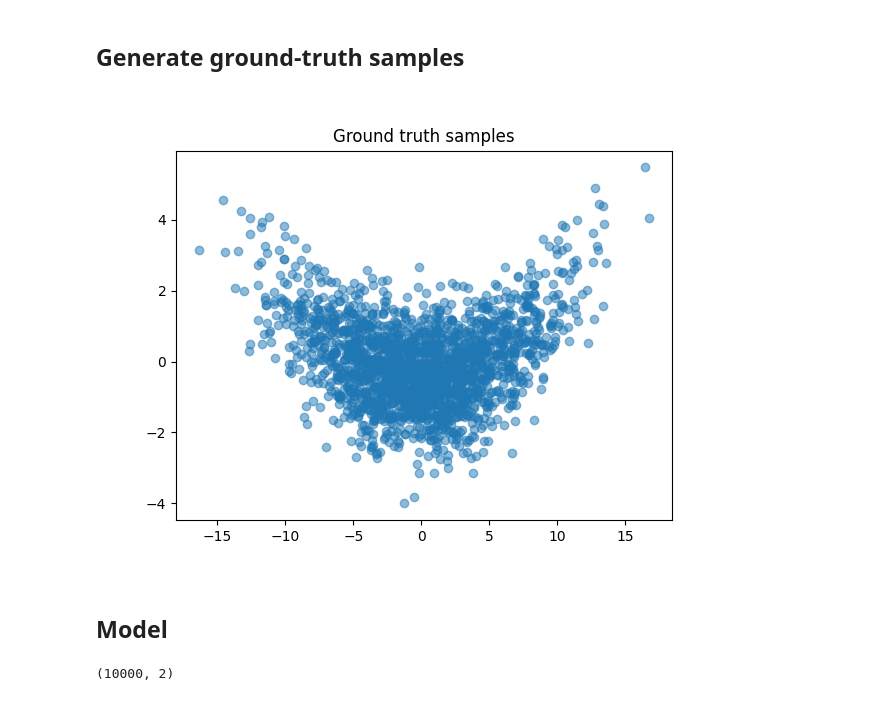
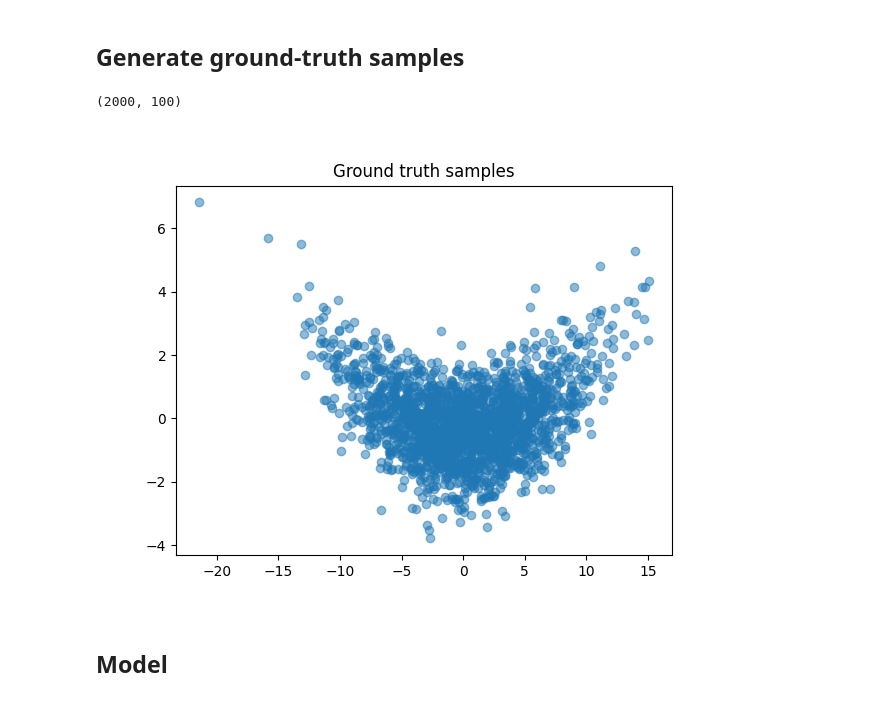
Before and after one commit to vanekek/adaptive-mcmc, a Jupyter notebook: adaptive_mcmc/banana_experiment.ipynb, the cells around one changed output. Cells and saved outputs as stored; diff of their text form; code cells hidden in the pictures.

```diff
--- a/adaptive_mcmc/banana_experiment.ipynb
+++ b/adaptive_mcmc/banana_experiment.ipynb
@@ -96,17 +96,21 @@ for i in range(dim):
       True_samples[:,i] *= sigma
     else:
       True_samples[:,i] += b*True_samples[:,i-1]**2 - (sigma**2)*b
+# %%
+True_samples.shape
+# %% [output]
+(2000, 100)
 # %%
 banana = Banana_Dataset(True_samples)
 # %%
 fig,ax=plt.subplots(1,1)
 #cp = ax.contourf(X, Y, dens_vals)
 #fig.colorbar(cp) # Add a colorbar to a plot
-ax.scatter(True_samples[:,2],True_samples[:,3], alpha=0.5)
+ax.scatter(True_samples[:,80],True_samples[:,81], alpha=0.5)
 ax.set_title('Ground truth samples')
 plt.show()
 # %% [output]
-[figure, old version]
+[figure, new version]
 # %% [markdown]
 ## Model
 # %%
@@ -210,7 +221,3 @@ train_dataset = Banana_Dataset(data= X_train)
 val_dataset = Banana_Dataset(data=X_val)
 train_loader = DataLoader(train_dataset, batch_size=100, shuffle=True,)
 val_loader = DataLoader(val_dataset, batch_size=10, shuffle=False)
-# %%
-X_train.shape
-# %% [output]
-(10000, 2)
```
Also changed, not shown: parts of 15 cells of this notebook, 1 other file.
